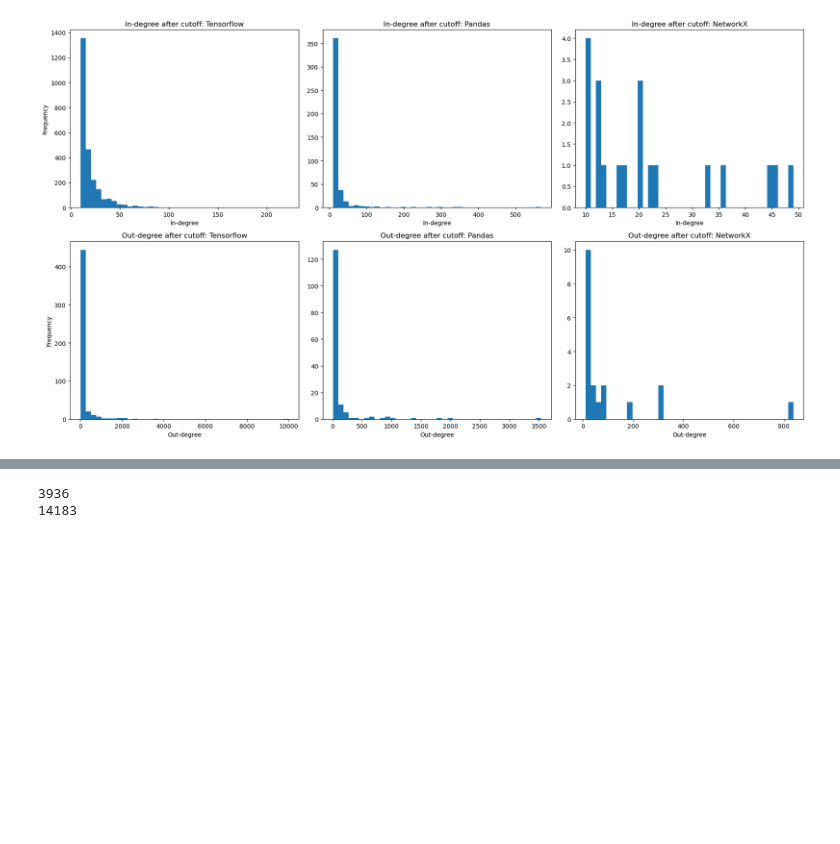
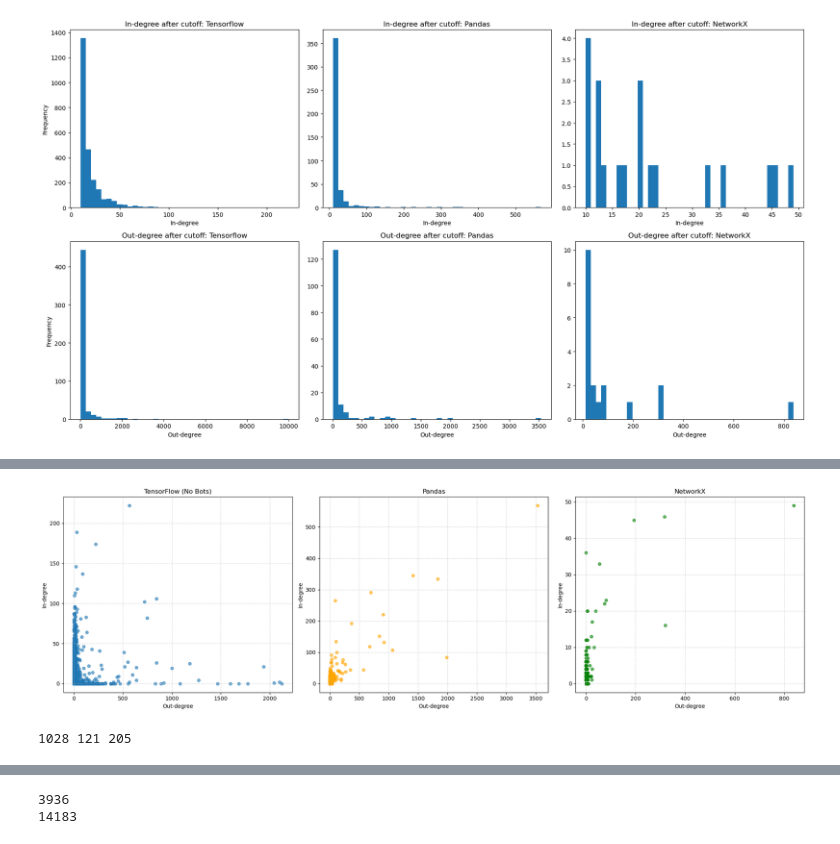
Before and after one commit to badumts78/Social-Graphs, a Jupyter notebook: Project/TestGithub2.ipynb, the cells around one changed output, grey strips where cells are left out. Saved outputs shown, nothing was run; the diff lists cells and outputs as text; code cells hidden in the pictures; blank space fills up the shorter version.

Commit message:
added scatter plot and figures folder

```diff
--- a/Project/TestGithub2.ipynb
+++ b/Project/TestGithub2.ipynb
@@ -196,0 +203,2 @@ DiGraph with 42897 nodes and 112810 edges
+# %%
+G_tensorflow = build_graph("raw_data_tensorflow.txt")
@@ -214,21 +209,6 @@ print(G_pandas)
 # %% [output]
 DiGraph with 14738 nodes and 31709 edges
 # %%
-read_raw_data = open("raw_data_networkx.txt", 'r', encoding='utf-8')
-
-G_networkx = nx.DiGraph()
-
-current_issue_opener = ""
-
-for line in read_raw_data:
-    if line.startswith("issue:"):
-        current_issue_opener = line.strip().split(':')[1]
-    elif line.startswith("comment:"):
-        commentor = line.strip().split(':')[1]
-        if commentor != current_issue_opener:
-            G_networkx.add_edge(commentor, current_issue_opener)
-
-read_raw_data.close()
-print(G_networkx)
+G_networkx = build_graph("raw_data_networkx.txt")
 # %% [output]
 DiGraph with 1696 nodes and 2858 edges
@@ -468,3 +459,59 @@ plt.show()
+# %%
+fig, axs = plt.subplots(1, 3, figsize=(20, 6), sharey=False)
+
+in_degrees = dict(G_tensorflow.in_degree())
+out_degrees = dict(G_tensorflow.out_degree())
+
+bots = ['google-ml-butler', 'tensorflowbutler', 'github-actions', 'tensorflow-bot']
+nodes = list(G_tensorflow.nodes())
+
+x_out = [out_degrees[n] for n in nodes if n not in bots]
+y_in  = [in_degrees[n] for n in nodes if n not in bots]
+
+axs[0].scatter(x_out, y_in, alpha=0.6, s=30)
+axs[0].set_xlabel("Out-degree")
+axs[0].set_ylabel("In-degree")
+axs[0].set_title("TensorFlow (No Bots)")
+axs[0].grid(True, linestyle="--", alpha=0.5)
+
+in_degrees = dict(G_pandas.in_degree())
+out_degrees = dict(G_pandas.out_degree())
+
+nodes = list(G_pandas.nodes())
+x_out = [out_degrees[n] for n in nodes]
+y_in  = [in_degrees[n] for n in nodes]
+
+axs[1].scatter(x_out, y_in, alpha=0.6, s=30, color='orange')
+axs[1].set_xlabel("Out-degree")
+axs[1].set_ylabel("In-degree")
+axs[1].set_title("Pandas")
+axs[1].grid(True, linestyle="--", alpha=0.5)
+
+in_degrees = dict(G_networkx.in_degree())
+out_degrees = dict(G_networkx.out_degree())
+
+nodes = list(G_networkx.nodes())
+x_out = [out_degrees[n] for n in nodes]
+y_in  = [in_degrees[n] for n in nodes]
+
+axs[2].scatter(x_out, y_in, alpha=0.6, s=30, color='green')
+axs[2].set_xlabel("Out-degree")
+axs[2].set_ylabel("In-degree")
+axs[2].set_title("NetworkX")
+axs[2].grid(True, linestyle="--", alpha=0.5)
+
+plt.tight_layout()
+plt.show()
+# %% [output]
+[figure, added]
+# %%
+both_tensorflow_pandas = [d for d in G_tensorflow.nodes() if d in G_pandas]
+both_tensorflow_networkx = [d for d in G_tensorflow.nodes() if d in G_networkx]
+both_pandas_networkx = [d for d in G_pandas.nodes() if d in G_networkx]
+
+print(len(both_tensorflow_pandas), len(both_tensorflow_networkx), len(both_pandas_networkx))
+# %% [output]
+1028 121 205
 # %%
 # print(nx.average_shortest_path_length(G_tensorflow.to_undirected()))
 # print(nx.average_shortest_path_length(G_pandas.to_undirected()))
```
Also changed, not shown: parts of 28 cells of this notebook, 2 other files.
